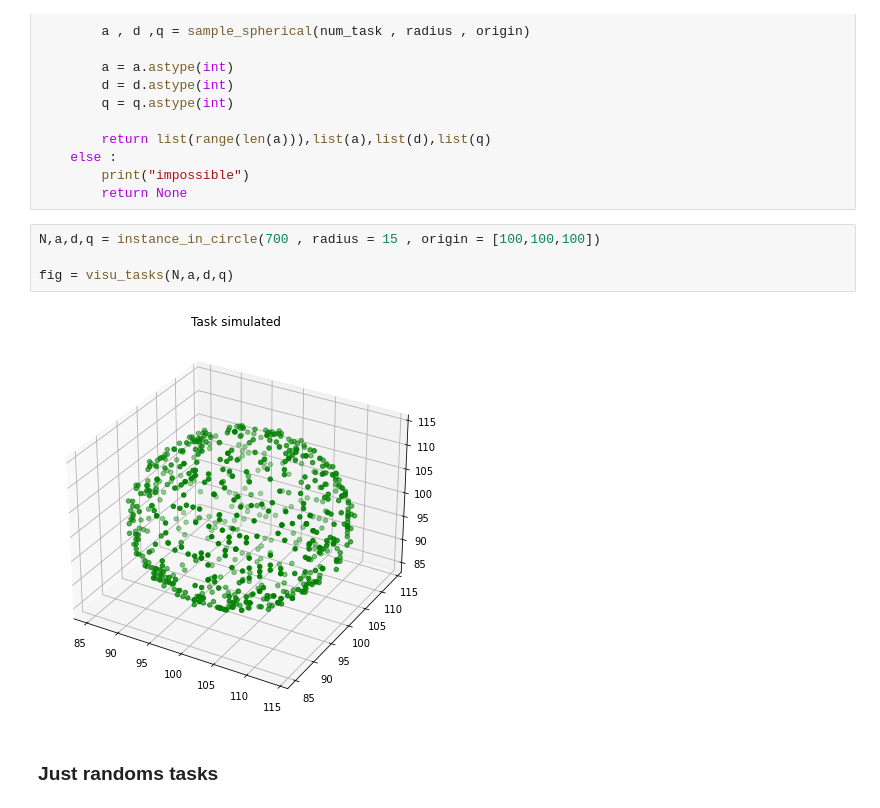
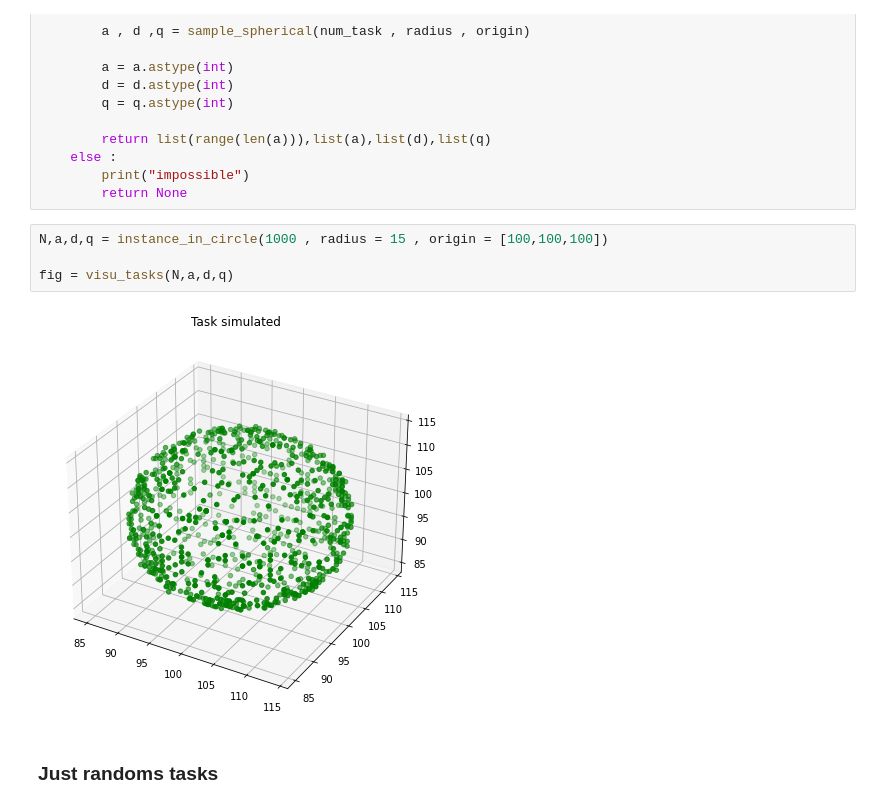
Before and after one commit to lolofo/ro_project_4gm, a Jupyter notebook: project_final/final_project.ipynb, the cells around one changed output. Cells and saved outputs as stored; diff of their text form.

```diff
--- a/project_final/final_project.ipynb
+++ b/project_final/final_project.ipynb
@@ -1181,10 +1142,10 @@ def instance_in_circle(num_task,origin , radius) :
         print("impossible")
         return None
 # %%
-N,a,d,q = instance_in_circle(700 , radius = 15 , origin = [100,100,100])
+N,a,d,q = instance_in_circle(1000 , radius = 15 , origin = [100,100,100])
 
 fig = visu_tasks(N,a,d,q)
 # %% [output]
-[figure, old version]
+[figure, new version]
 # %% [markdown]
 ### Just randoms tasks
```
Also changed, not shown: parts of 25 cells of this notebook.
